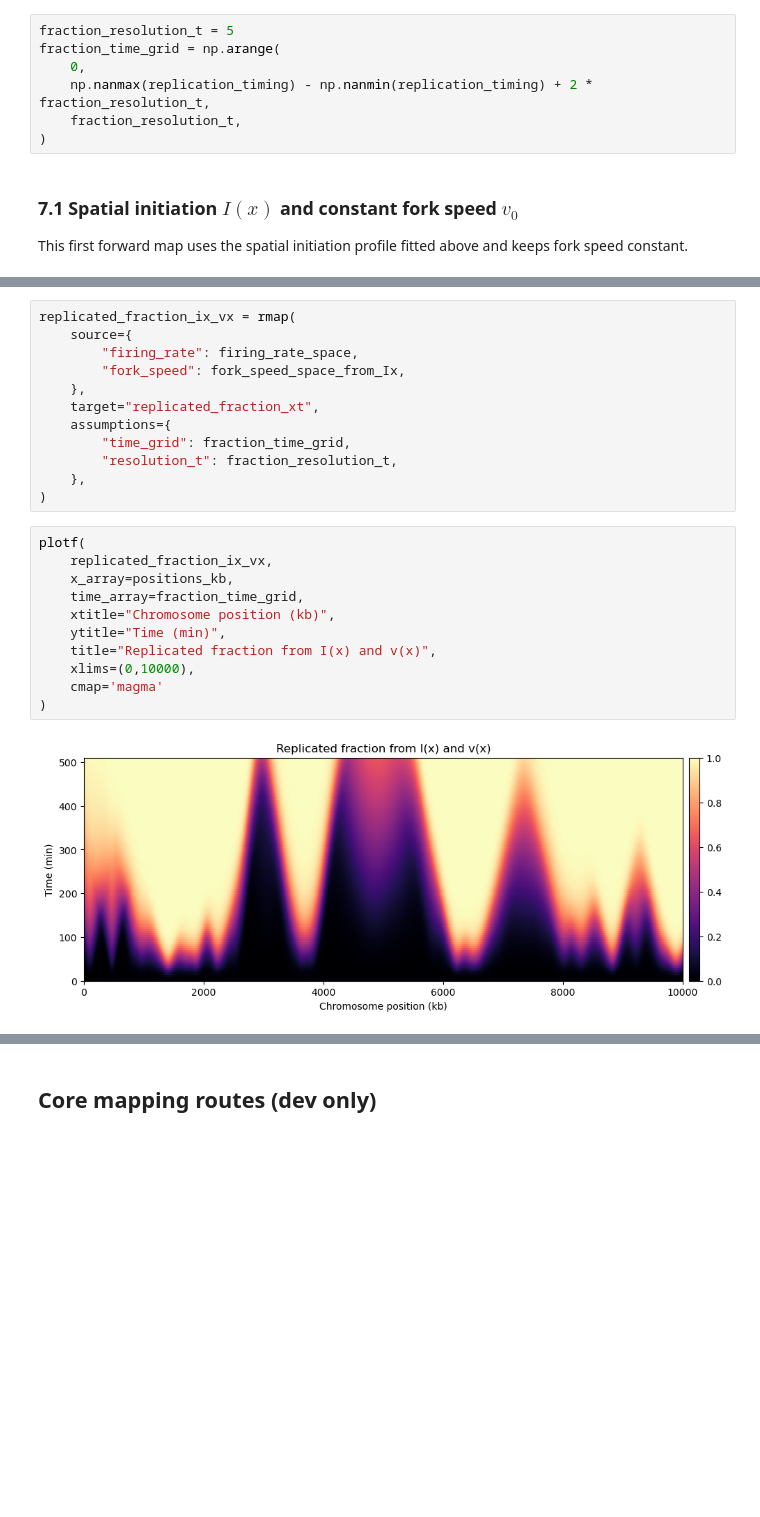
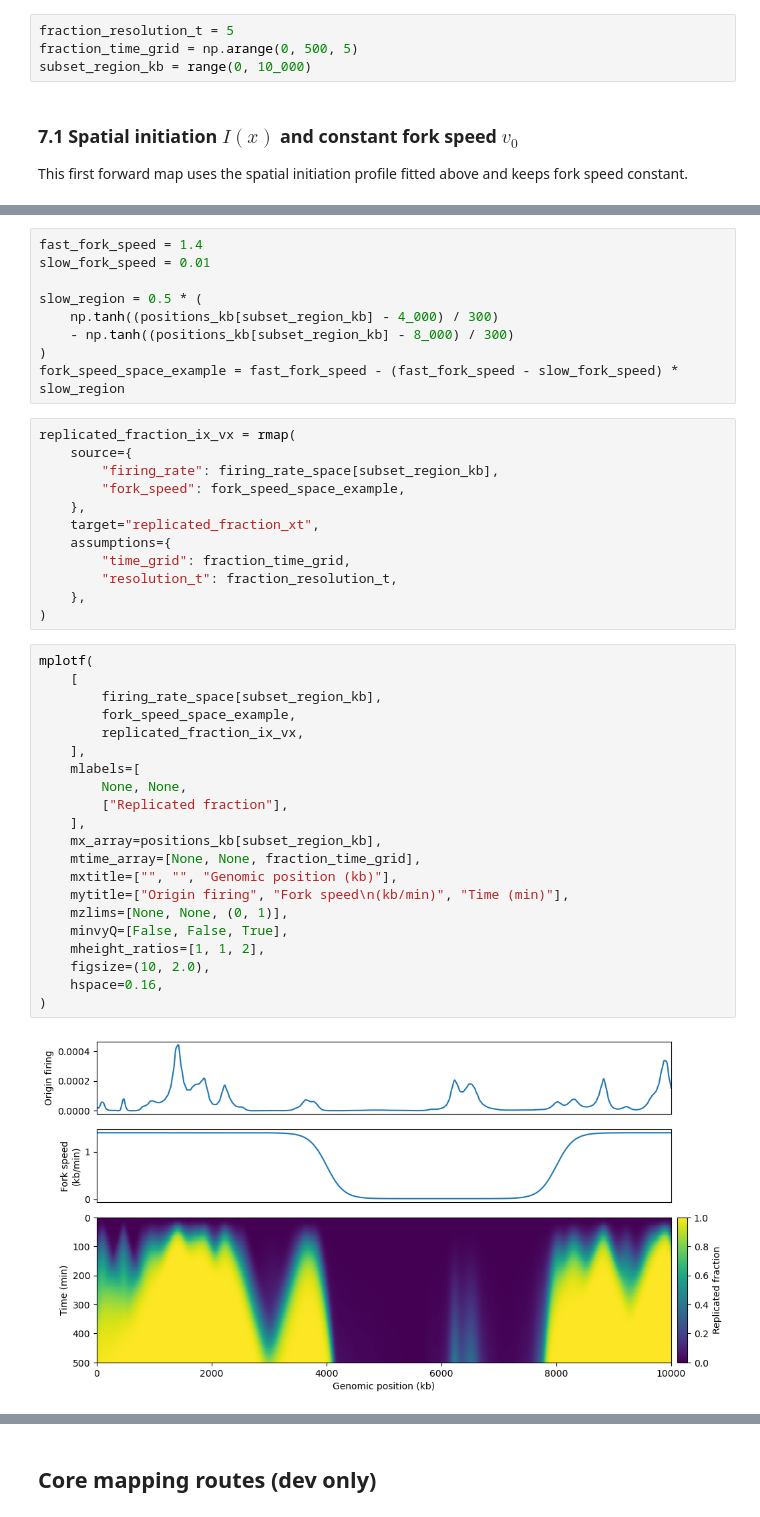
Before and after one commit to fberkemeier/DNAscape, a Jupyter notebook: examples/2-mapping.ipynb, the cells around one changed output, grey strips where cells are left out. Cells and saved outputs as stored; diff of their text form; blank space fills up the shorter version.

```diff
--- a/examples/2-mapping.ipynb
+++ b/examples/2-mapping.ipynb
@@ -781,10 +788,7 @@ In DNAscape, `rmap(..., target="replicated_fraction_xt")` evaluates the light-co
 # %%
 fraction_resolution_t = 5
-fraction_time_grid = np.arange(
-    0,
-    np.nanmax(replication_timing) - np.nanmin(replication_timing) + 2 * fraction_resolution_t,
-    fraction_resolution_t,
-)
+fraction_time_grid = np.arange(0, 500, 5)
+subset_region_kb = range(0, 10_000)
 # %% [markdown]
 ### 7.1 Spatial initiation $I(x)$ and constant fork speed $v_0$
 
@@ -820,8 +834,17 @@ Here both kinetic inputs vary along the chromosome, so the heatmap reflects how
+# %%
+fast_fork_speed = 1.4
+slow_fork_speed = 0.01
+
+slow_region = 0.5 * (
+    np.tanh((positions_kb[subset_region_kb] - 4_000) / 300)
+    - np.tanh((positions_kb[subset_region_kb] - 8_000) / 300)
+)
+fork_speed_space_example = fast_fork_speed - (fast_fork_speed - slow_fork_speed) * slow_region
 # %%
 replicated_fraction_ix_vx = rmap(
     source={
-        "firing_rate": firing_rate_space,
-        "fork_speed": fork_speed_space_from_Ix,
+        "firing_rate": firing_rate_space[subset_region_kb],
+        "fork_speed": fork_speed_space_example,
     },
     target="replicated_fraction_xt",
     assumptions={
@@ -830,15 +853,25 @@ replicated_fraction_ix_vx = rmap(
     },
 )
 # %%
-plotf(
-    replicated_fraction_ix_vx,
-    x_array=positions_kb,
-    time_array=fraction_time_grid,
-    xtitle="Chromosome position (kb)",
-    ytitle="Time (min)",
-    title="Replicated fraction from I(x) and v(x)",
-    xlims=(0,10000),
-    cmap='magma'
+mplotf(
+    [
+        firing_rate_space[subset_region_kb],
+        fork_speed_space_example,
+        replicated_fraction_ix_vx,
+    ],
+    mlabels=[
+        None, None,
+        ["Replicated fraction"],
+    ],
+    mx_array=positions_kb[subset_region_kb],
+    mtime_array=[None, None, fraction_time_grid],
+    mxtitle=["", "", "Genomic position (kb)"],
+    mytitle=["Origin firing", "Fork speed\n(kb/min)", "Time (min)"],
+    mzlims=[None, None, (0, 1)],
+    minvyQ=[False, False, True],
+    mheight_ratios=[1, 1, 2],
+    figsize=(10, 2.0),
+    hspace=0.16,
 )
 # %% [output]
-[figure, old version]
+[figure, new version]
```
Also changed, not shown: parts of 74 cells of this notebook, 1 other file.
